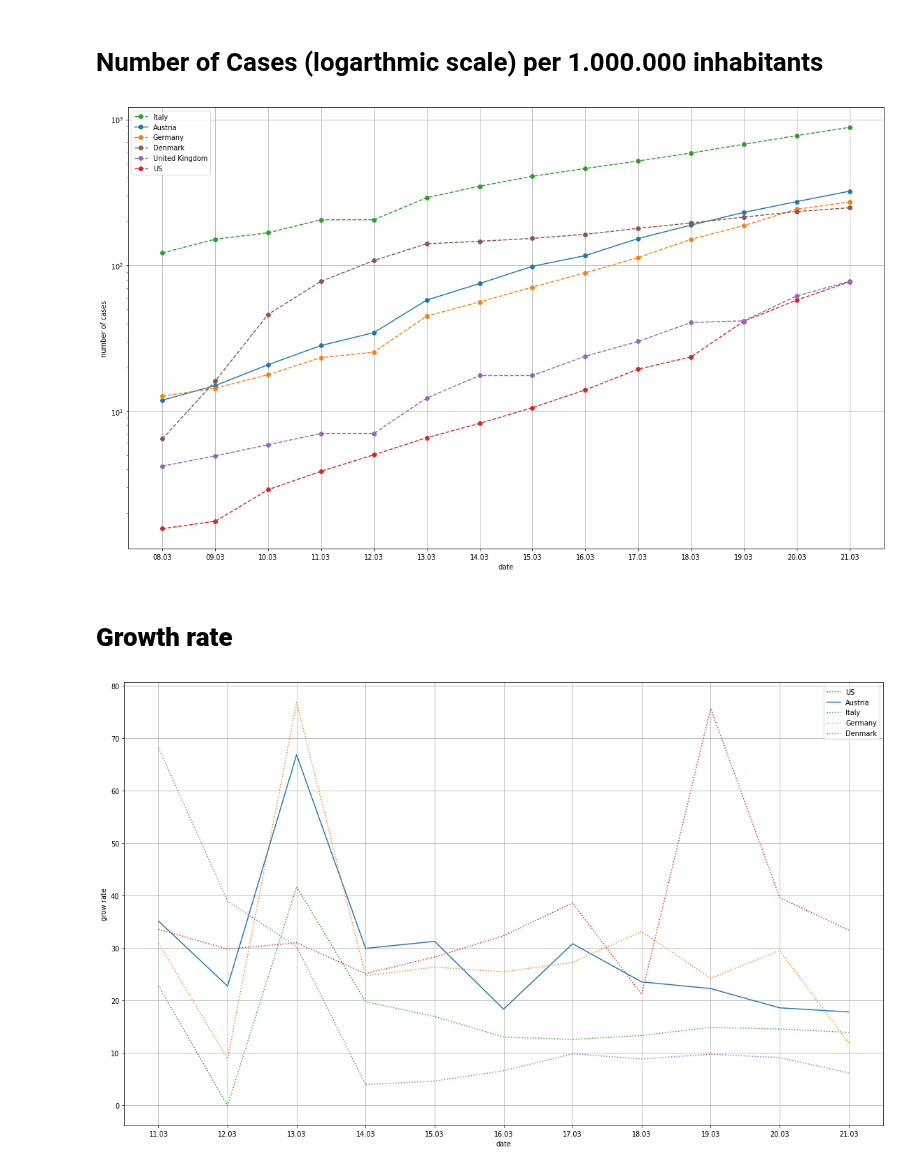
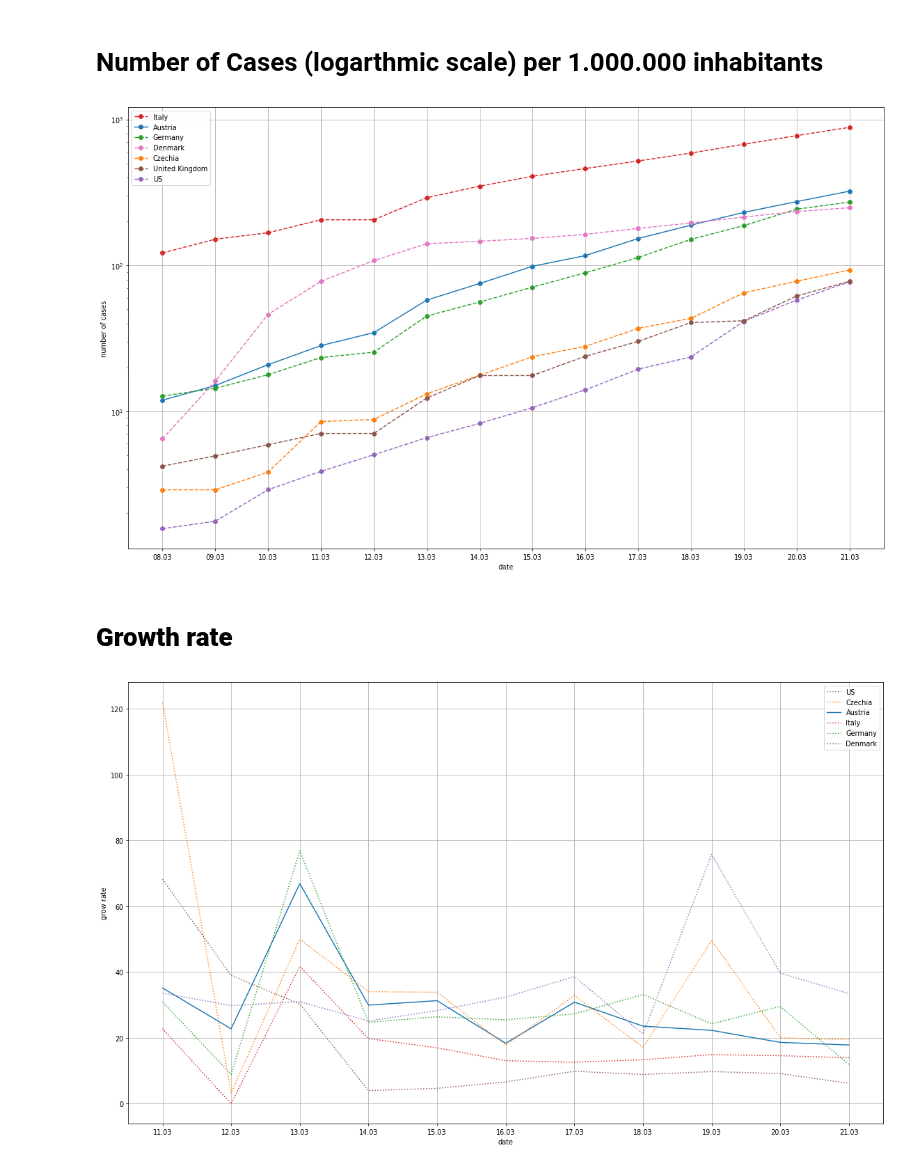
Before and after one commit to human-centered-ai-lab/app-covid-19-playground, a Jupyter notebook: covid_19_playground.ipynb, the cells around one changed output. Drawn from its saved outputs; the diff is of its cells as text; code cells hidden in the pictures.

```diff
--- a/covid_19_playground.ipynb
+++ b/covid_19_playground.ipynb
@@ -61,7 +61,7 @@ height_in_inches = 12
 dots_per_inch = 70
 plt.figure( figsize=(width_in_inches, height_in_inches), dpi=dots_per_inch)
 
-countriesOfInterest = ['Austria',  'Germany', 'Italy', 'US', 'United Kingdom', 'Denmark' ]
+countriesOfInterest = ['Austria', 'Czechia', 'Germany', 'Italy', 'US', 'United Kingdom', 'Denmark' ]
 
 start_date = date(2020, 3, 8)
 end_date   = date(2020, 3, 22)
@@ -106,13 +106,13 @@ handles, labels = plt.gca().get_legend_handles_labels()
 plt.legend([handles[idx] for idx in LabelOrdering],[labels[idx] for idx in LabelOrdering])
 plt.show()
 # %% [output]
-[figure, old version]
+[figure, new version]
 # %% [markdown]
 # **Growth rate**
 # %%
 # delta growth rate computing
 deltaInDays = 1
-countriesOfInterest = ['Austria',  'Germany', 'Italy', 'US', 'Denmark']
+countriesOfInterest = ['Austria',  'Czechia', 'Germany', 'Italy', 'US', 'Denmark']
 
 start_date = date(2020, 3, 10)
 end_date   = date(2020, 3, 22)
@@ -142,31 +142,31 @@ for c in countriesOfInterest:
       if daydata['date'] == datastring:
           cc1 = daydata['confirmed']
     datastring = datesToInspect[dataindex+deltaInDays]
     for daydata in datafromonecontry:
       if daydata['date'] == datastring:
           cc2 = daydata['confirmed']
     if cc2 == 0:
       v = 0
     else:
       v = 100 * (cc2-cc1) / cc1  / deltaInDays
     numberToOrder[i] = v
     y_axis_data.append(v)
 
   ls = 'solid' if c == 'Austria' else 'dotted'
   lines, = plt.plot(x_axis_data[deltaInDays:],  y_axis_data, label=c, linestyle=ls)
   labels.append (c)
   plt.legend()
   i = i + 1
 
 LabelOrdering = []
 for e in sorted(numberToOrder.items(), key=lambda x: x[1], reverse=True):
   LabelOrdering.append (e[0])
 
 plt.xlabel("date")
 plt.ylabel("grow rate")
 plt.grid(True)
 handles, labels = plt.gca().get_legend_handles_labels()
 plt.legend([handles[idx] for idx in LabelOrdering],[labels[idx] for idx in LabelOrdering])
 plt.show()
 # %% [output]
-[figure, old version]
+[figure, new version]
```
